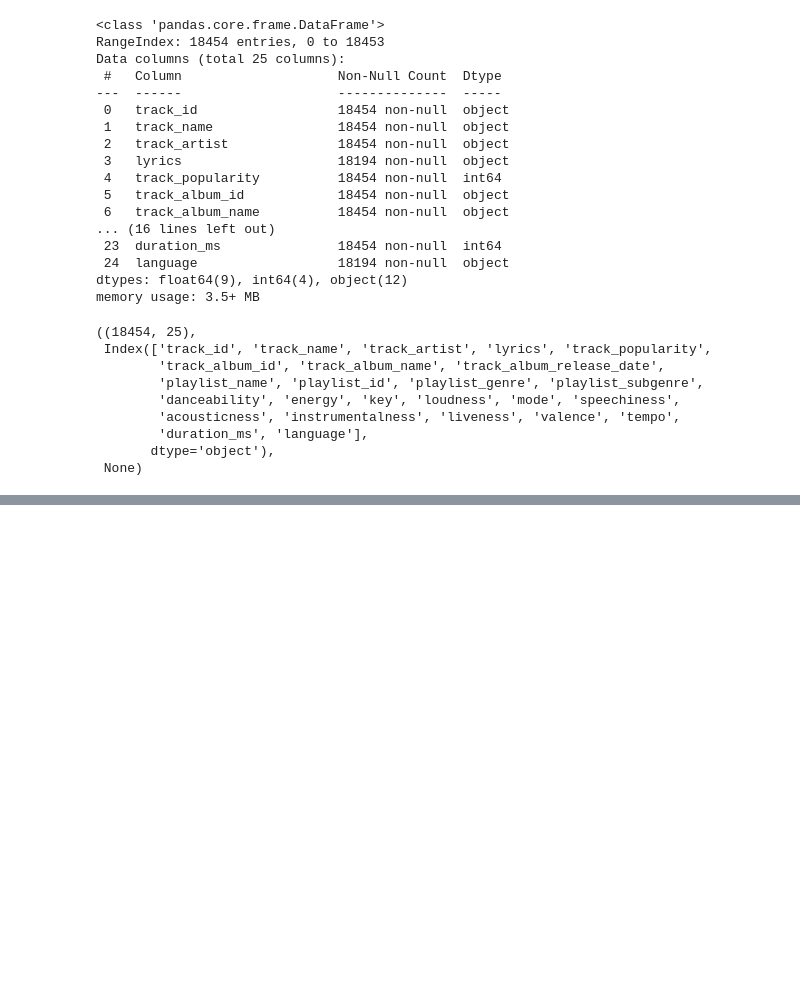
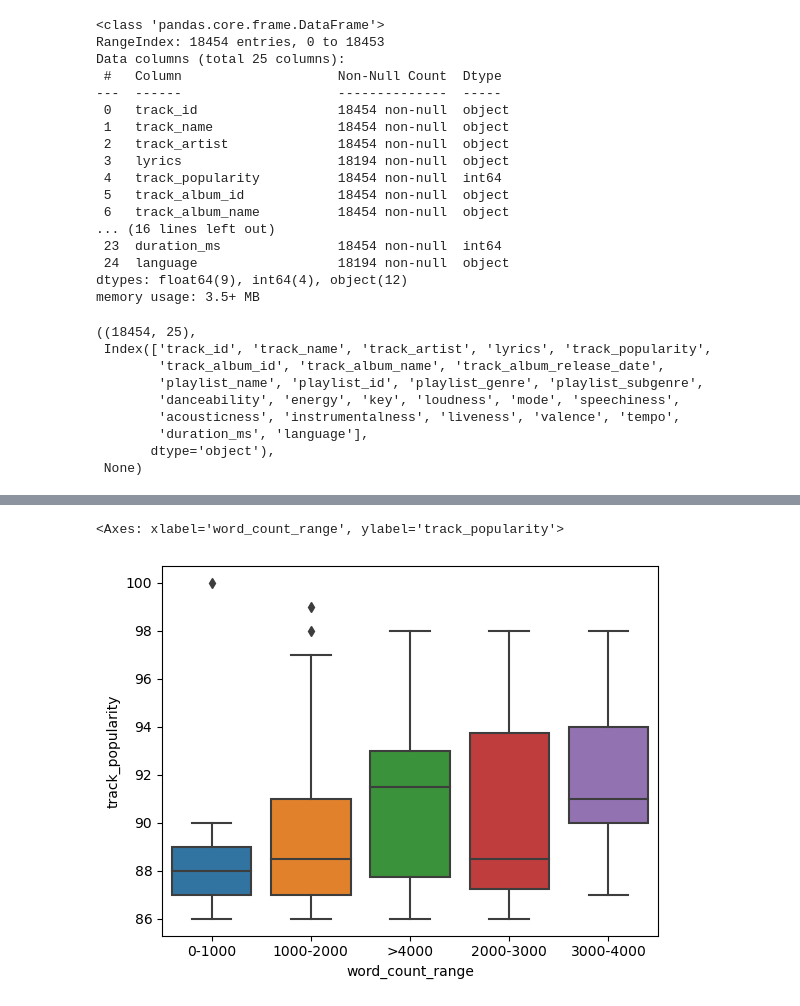
Before and after one commit to fattyhhh/NLP-AT2, a Jupyter notebook: Notebook.ipynb, the cells around one changed output, grey strips where cells are left out. Saved outputs shown, nothing was run; the diff lists cells and outputs as text; code cells hidden in the pictures; blank space fills up the shorter version.

```diff
--- a/Notebook.ipynb
+++ b/Notebook.ipynb
@@ -115,0 +127,20 @@ tokenizer.fit_on_texts(lyrics)
+# %%
+# label range of word count
+top100['word_count_range'] = np.NAN
+for n in range(len(top100)):
+    if top100.iloc[n, -2] <= 1000:
+        top100.iloc[n, -1] = '0-1000'
+    elif top100.iloc[n, -2] <= 2000:
+        top100.iloc[n, -1] = '1000-2000'
+    elif top100.iloc[n, -2] <= 3000:
+        top100.iloc[n, -1] = '2000-3000'
+    elif top100.iloc[n, -2] <= 4000:
+        top100.iloc[n, -1] = '3000-4000'
+    else:
+        top100.iloc[n, -1] = '>4000'
+
+# box plot for word count range and popularity
+sns.boxplot(x = 'word_count_range', y = 'track_popularity', data = top100)
+# %% [output]
+<Axes: xlabel='word_count_range', ylabel='track_popularity'>
+[figure, added]
```
Also changed, not shown: parts of 6 cells of this notebook.
